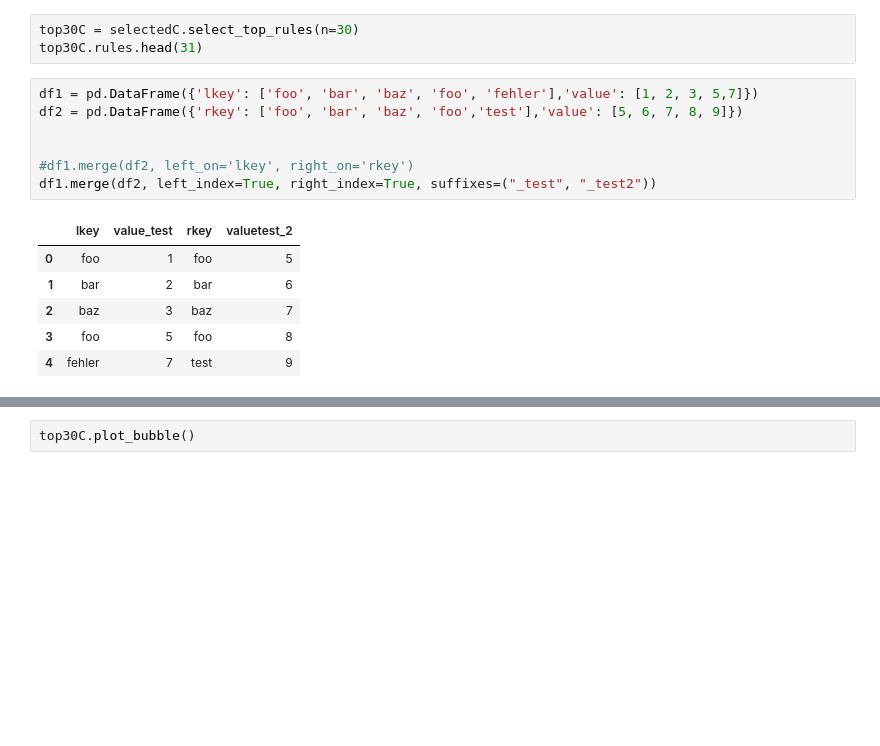
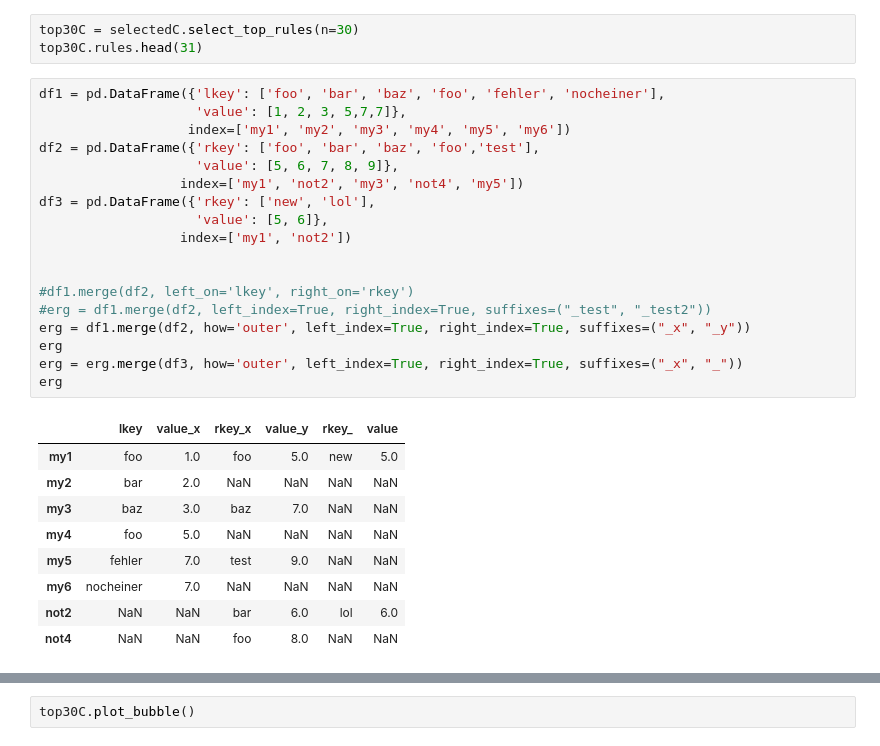
Before and after one commit to loosolab/Datenanalyse-2021, a Jupyter notebook: wp6/analyse/wp2_tf_cooccurences.ipynb, the cells around one changed output, grey strips where cells are left out. Drawn from its saved outputs; the diff is of its cells as text; blank space fills up the shorter version.

Commit message:
Add full dataframe diff analyses special co-occurences in a tissue

```diff
--- a/wp6/analyse/wp2_tf_cooccurences.ipynb
+++ b/wp6/analyse/wp2_tf_cooccurences.ipynb
@@ -300,16 +417,30 @@ diff_obj2.rules.loc['Foxd3-ONECUT2']
 top30C = selectedC.select_top_rules(n=30)
 top30C.rules.head(31)
 # %%
-df1 = pd.DataFrame({'lkey': ['foo', 'bar', 'baz', 'foo', 'fehler'],'value': [1, 2, 3, 5,7]})
-df2 = pd.DataFrame({'rkey': ['foo', 'bar', 'baz', 'foo','test'],'value': [5, 6, 7, 8, 9]})
+df1 = pd.DataFrame({'lkey': ['foo', 'bar', 'baz', 'foo', 'fehler', 'nocheiner'],
+                    'value': [1, 2, 3, 5,7,7]},
+                   index=['my1', 'my2', 'my3', 'my4', 'my5', 'my6'])
+df2 = pd.DataFrame({'rkey': ['foo', 'bar', 'baz', 'foo','test'],
+                    'value': [5, 6, 7, 8, 9]},
+                  index=['my1', 'not2', 'my3', 'not4', 'my5'])
+df3 = pd.DataFrame({'rkey': ['new', 'lol'],
+                    'value': [5, 6]},
+                  index=['my1', 'not2'])
 
 
 #df1.merge(df2, left_on='lkey', right_on='rkey')
-df1.merge(df2, left_index=True, right_index=True, suffixes=("_test", "_test2"))
+#erg = df1.merge(df2, left_index=True, right_index=True, suffixes=("_test", "_test2"))
+erg = df1.merge(df2, how='outer', left_index=True, right_index=True, suffixes=("_x", "_y"))
+erg
+erg = erg.merge(df3, how='outer', left_index=True, right_index=True, suffixes=("_x", "_"))
+erg
 # %% [output]
-|  | lkey | value_test | rkey | valuetest_2 |
-| 0 | foo | 1 | foo | 5 |
-| 1 | bar | 2 | bar | 6 |
-| 2 | baz | 3 | baz | 7 |
-| 3 | foo | 5 | foo | 8 |
-| 4 | fehler | 7 | test | 9 |
+|  | lkey | value_x | rkey_x | value_y | rkey_ | value |
+| my1 | foo | 1.0 | foo | 5.0 | new | 5.0 |
+| my2 | bar | 2.0 | NaN | NaN | NaN | NaN |
+| my3 | baz | 3.0 | baz | 7.0 | NaN | NaN |
+| my4 | foo | 5.0 | NaN | NaN | NaN | NaN |
+| my5 | fehler | 7.0 | test | 9.0 | NaN | NaN |
+| my6 | nocheiner | 7.0 | NaN | NaN | NaN | NaN |
+| not2 | NaN | NaN | bar | 6.0 | lol | 6.0 |
+| not4 | NaN | NaN | foo | 8.0 | NaN | NaN |
```
Also changed, not shown: parts of 19 cells of this notebook.
